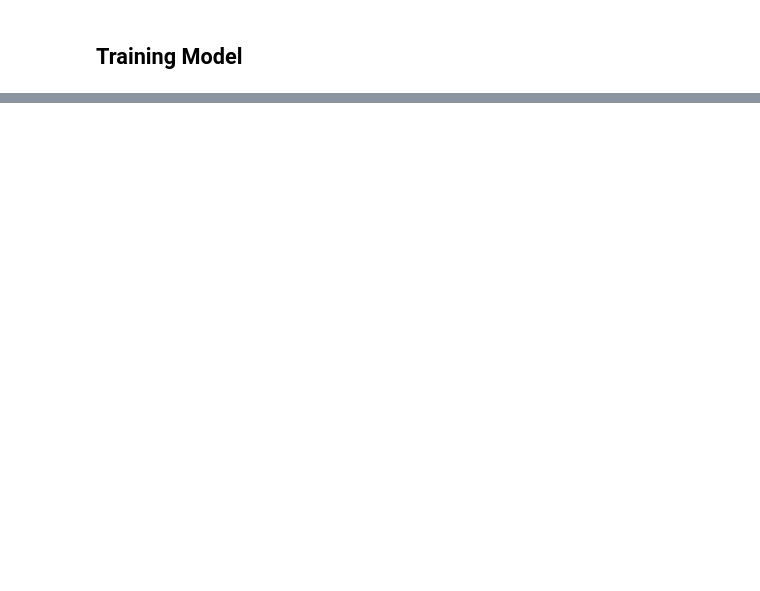
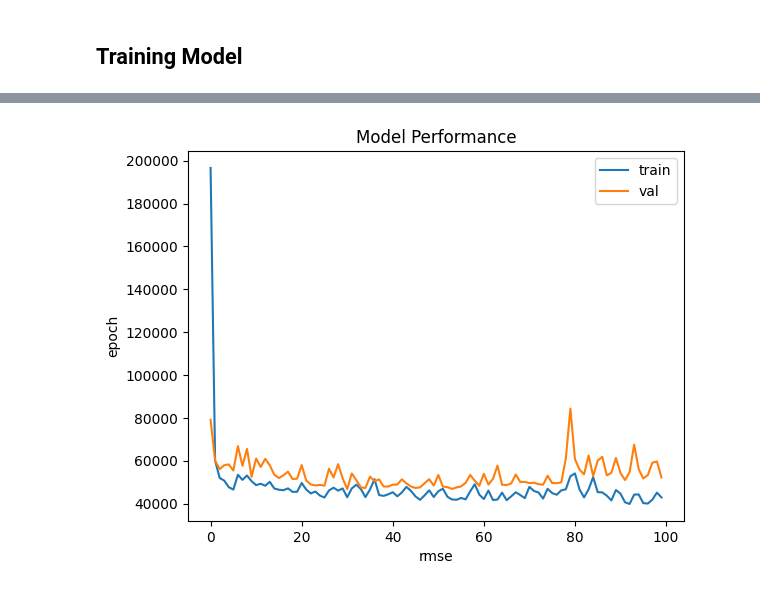
Before and after one commit to chinmay250/Predicting-Price-of-second-hand-Cars, a Jupyter notebook: regression.ipynb, the cells around one changed output, grey strips where cells are left out. Cells and saved outputs as stored; diff of their text form; code cells hidden in the pictures; blank space fills up the shorter version.

```diff
--- a/regression.ipynb
+++ b/regression.ipynb
@@ -199,0 +271,10 @@ tf.keras.utils.plot_model(model,to_file="model.png",show_shapes=True)
+# %%
+plt.plot(history.history["root_mean_squared_error"])
+plt.plot(history.history["val_root_mean_squared_error"])
+plt.title("Model Performance")
+plt.xlabel("rmse")
+plt.ylabel("epoch")
+plt.legend(["train","val"])
+plt.show()
+# %% [output]
+[figure, added]
```
Also changed, not shown: parts of 25 cells of this notebook.
